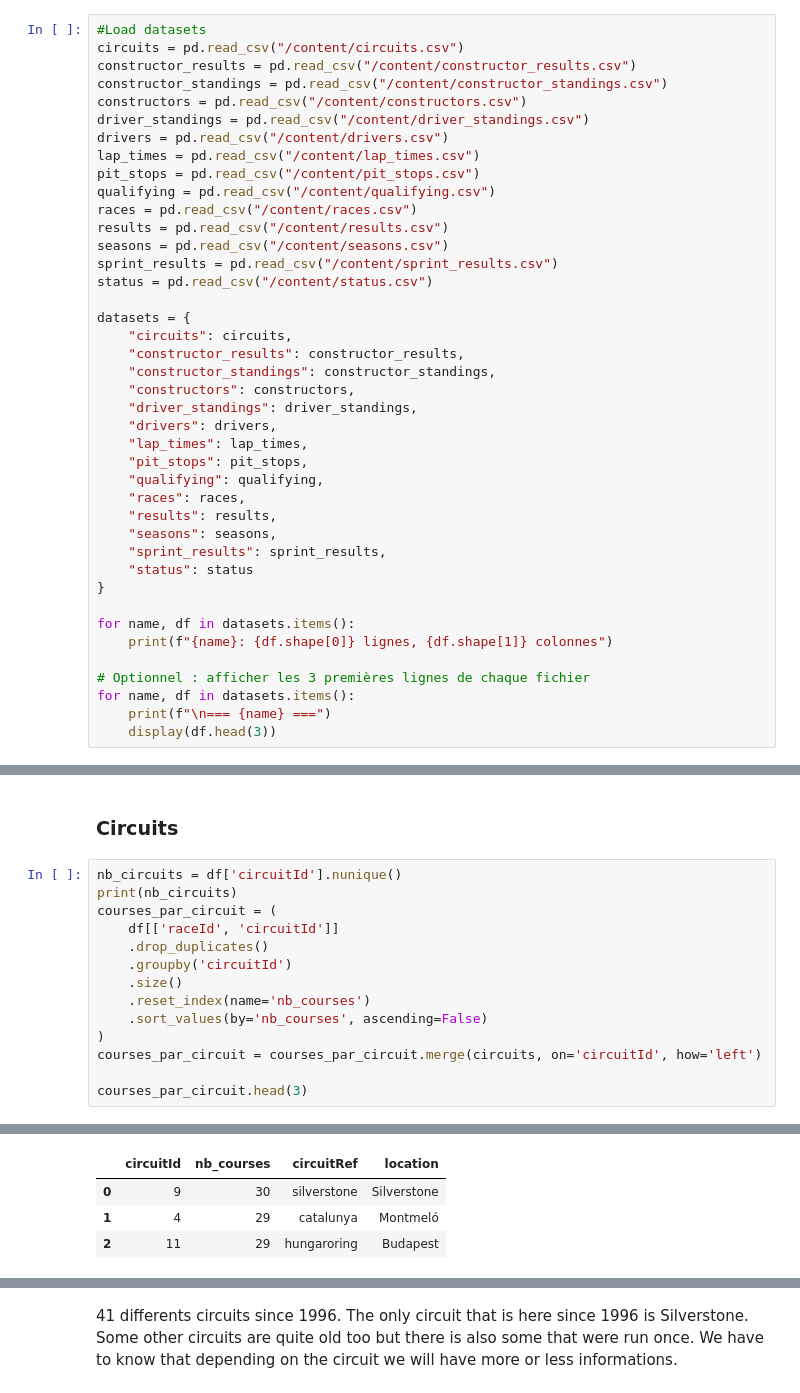
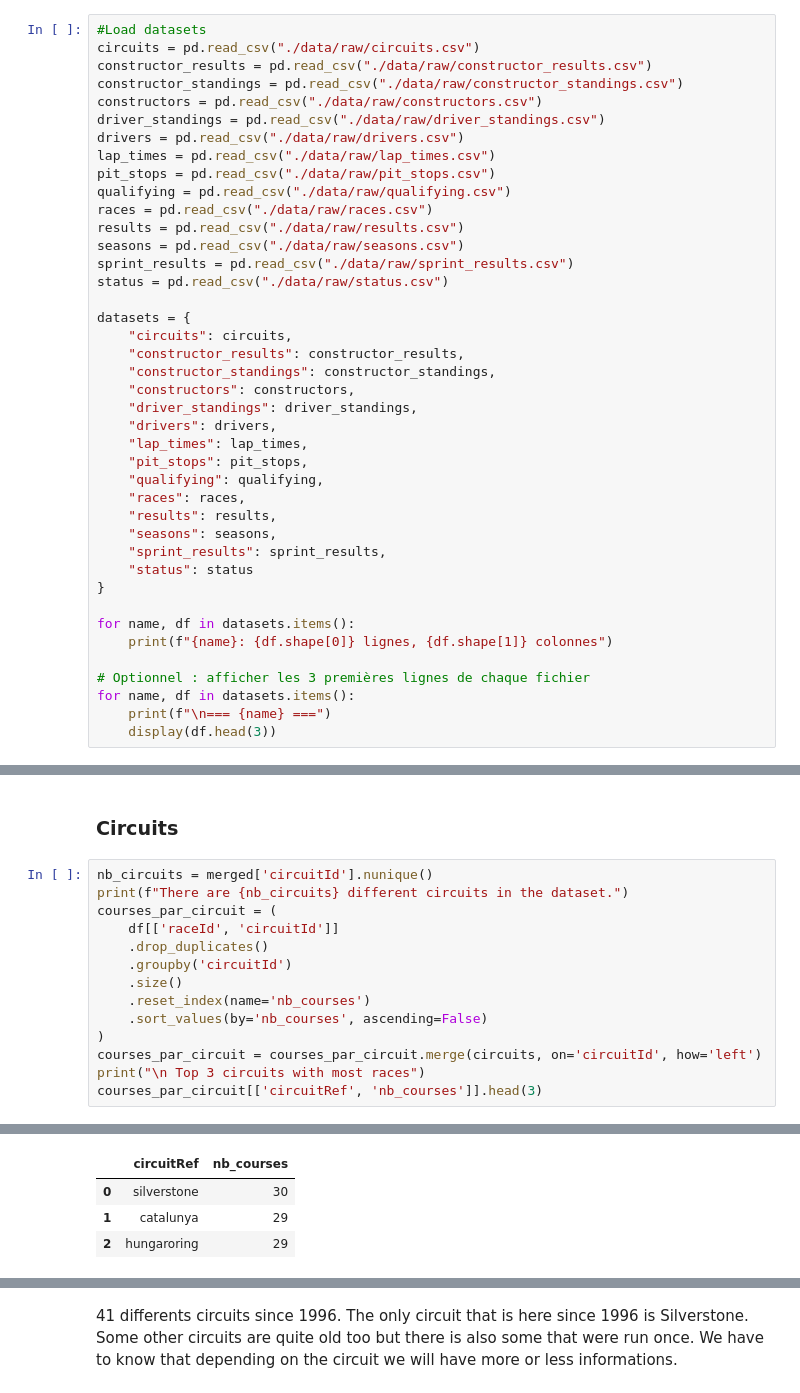
Before and after one commit to EmilieChtr/F1_notebook_project, a Jupyter notebook: analysis_notebook.ipynb, the cells around one changed output, grey strips where cells are left out. Saved outputs shown, nothing was run; the diff lists cells and outputs as text.

```diff
--- a/analysis_notebook.ipynb
+++ b/analysis_notebook.ipynb
@@ -18,19 +29,19 @@ from sklearn.metrics import mean_absolute_error, mean_squared_error, r2_score
 # %%
 #Load datasets
-circuits = pd.read_csv("/content/circuits.csv")
-constructor_results = pd.read_csv("/content/constructor_results.csv")
-constructor_standings = pd.read_csv("/content/constructor_standings.csv")
-constructors = pd.read_csv("/content/constructors.csv")
-driver_standings = pd.read_csv("/content/driver_standings.csv")
-drivers = pd.read_csv("/content/drivers.csv")
-lap_times = pd.read_csv("/content/lap_times.csv")
-pit_stops = pd.read_csv("/content/pit_stops.csv")
-qualifying = pd.read_csv("/content/qualifying.csv")
-races = pd.read_csv("/content/races.csv")
-results = pd.read_csv("/content/results.csv")
-seasons = pd.read_csv("/content/seasons.csv")
-sprint_results = pd.read_csv("/content/sprint_results.csv")
-status = pd.read_csv("/content/status.csv")
+circuits = pd.read_csv("./data/raw/circuits.csv")
+constructor_results = pd.read_csv("./data/raw/constructor_results.csv")
+constructor_standings = pd.read_csv("./data/raw/constructor_standings.csv")
+constructors = pd.read_csv("./data/raw/constructors.csv")
+driver_standings = pd.read_csv("./data/raw/driver_standings.csv")
+drivers = pd.read_csv("./data/raw/drivers.csv")
+lap_times = pd.read_csv("./data/raw/lap_times.csv")
+pit_stops = pd.read_csv("./data/raw/pit_stops.csv")
+qualifying = pd.read_csv("./data/raw/qualifying.csv")
+races = pd.read_csv("./data/raw/races.csv")
+results = pd.read_csv("./data/raw/results.csv")
+seasons = pd.read_csv("./data/raw/seasons.csv")
+sprint_results = pd.read_csv("./data/raw/sprint_results.csv")
+status = pd.read_csv("./data/raw/status.csv")
 
 datasets = {
     "circuits": circuits,
@@ -257,8 +294,8 @@ print(courses_par_annee)
 # %% [markdown]
 ### Circuits
 # %%
-nb_circuits = df['circuitId'].nunique()
-print(nb_circuits)
+nb_circuits = merged['circuitId'].nunique()
+print(f"There are {nb_circuits} different circuits in the dataset.")
 courses_par_circuit = (
     df[['raceId', 'circuitId']]
     .drop_duplicates()
@@ -268,6 +305,6 @@ courses_par_circuit = (
     .sort_values(by='nb_courses', ascending=False)
 )
 courses_par_circuit = courses_par_circuit.merge(circuits, on='circuitId', how='left')
-
-courses_par_circuit.head(3)
+print("\n Top 3 circuits with most races")
+courses_par_circuit[['circuitRef', 'nb_courses']].head(3)
 # %% [output]
@@ -275,4 +314,4 @@ courses_par_circuit.head(3)
-|  | circuitId | nb_courses | circuitRef | location |
-| 0 | 9 | 30 | silverstone | Silverstone |
-| 1 | 4 | 29 | catalunya | Montmeló |
-| 2 | 11 | 29 | hungaroring | Budapest |
+|  | circuitRef | nb_courses |
+| 0 | silverstone | 30 |
+| 1 | catalunya | 29 |
+| 2 | hungaroring | 29 |
```
Also changed, not shown: parts of 53 cells of this notebook, 1 other file.
